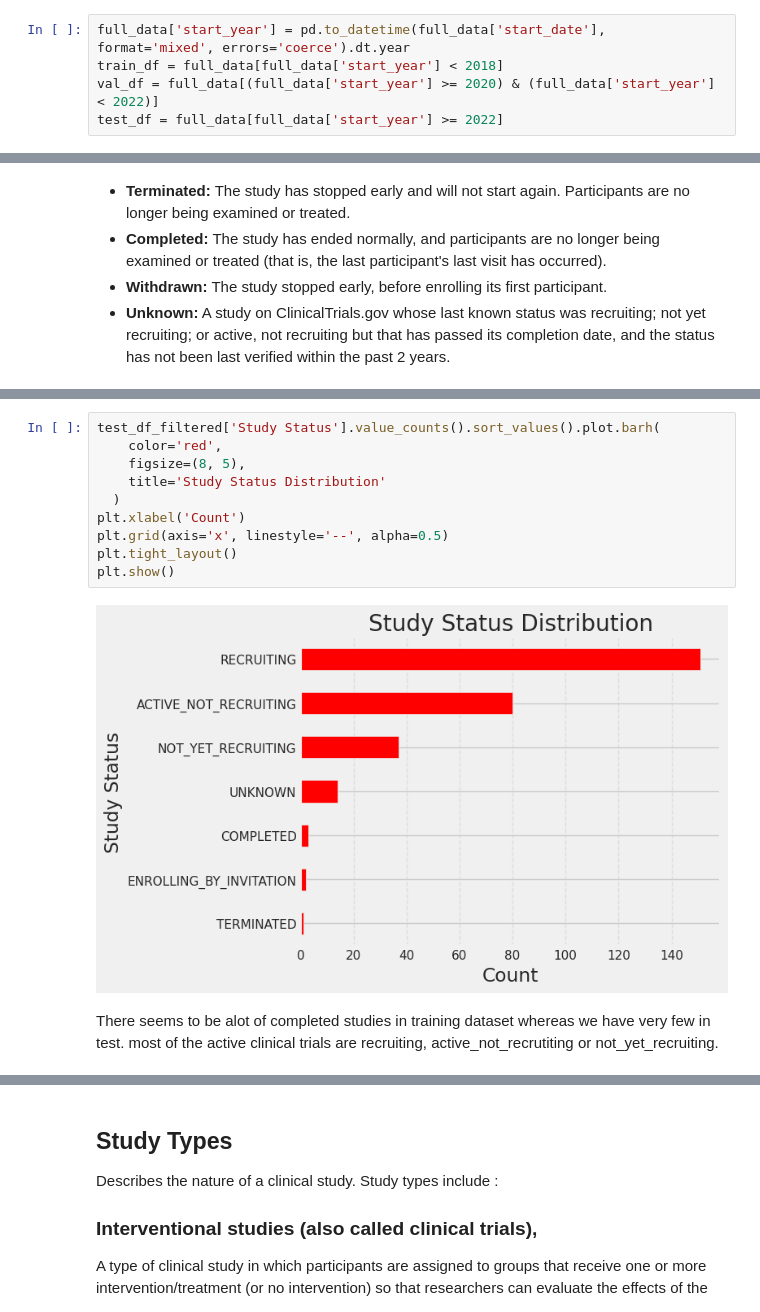
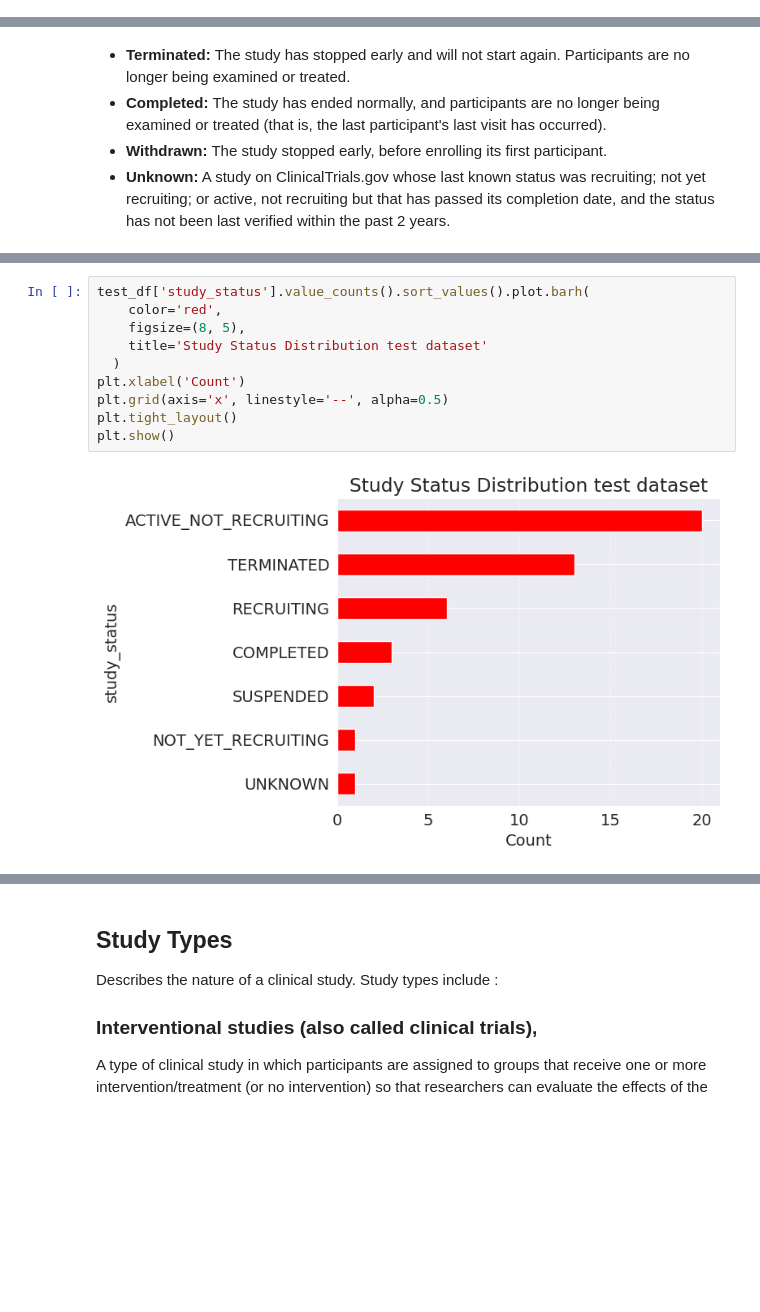
Before and after one commit to SudhanshuTomar/clinical-trials-predictor, a Jupyter notebook: notebooks/Clinical_trial_predictor_final.ipynb, the cells around one changed output, grey strips where cells are left out. Cells and saved outputs as stored; diff of their text form; blank space fills up the shorter version.

```diff
--- a/notebooks/Clinical_trial_predictor_final.ipynb
+++ b/notebooks/Clinical_trial_predictor_final.ipynb
@@ -325,5 +351,0 @@ full_data = train_df.copy()
-# %%
-full_data['start_year'] = pd.to_datetime(full_data['start_date'], format='mixed', errors='coerce').dt.year
-train_df = full_data[full_data['start_year'] < 2018]
-val_df = full_data[(full_data['start_year'] >= 2020) & (full_data['start_year'] < 2022)]
-test_df = full_data[full_data['start_year'] >= 2022]
@@ -904,15 +858,12 @@ plt.show()
 # %%
-test_df_filtered['Study Status'].value_counts().sort_values().plot.barh(
+test_df['study_status'].value_counts().sort_values().plot.barh(
     color='red',
     figsize=(8, 5),
-    title='Study Status Distribution'
+    title='Study Status Distribution test dataset'
   )
 plt.xlabel('Count')
 plt.grid(axis='x', linestyle='--', alpha=0.5)
 plt.tight_layout()
 plt.show()
 # %% [output]
-[figure, old version]
+[figure, new version]
-# %% [markdown]
-There seems to be alot of completed studies in training dataset whereas we have very few in test.
-most of the active clinical trials are recruiting, active_not_recrutiting or not_yet_recruiting.
```
Also changed, not shown: parts of 239 cells of this notebook, 9 other files.
